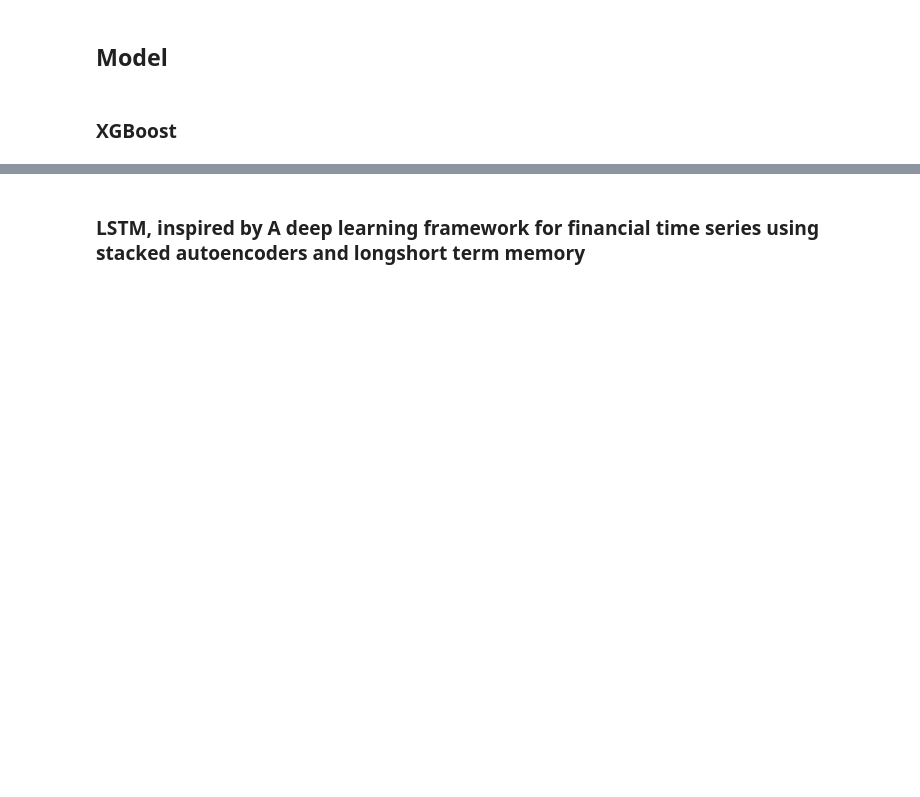
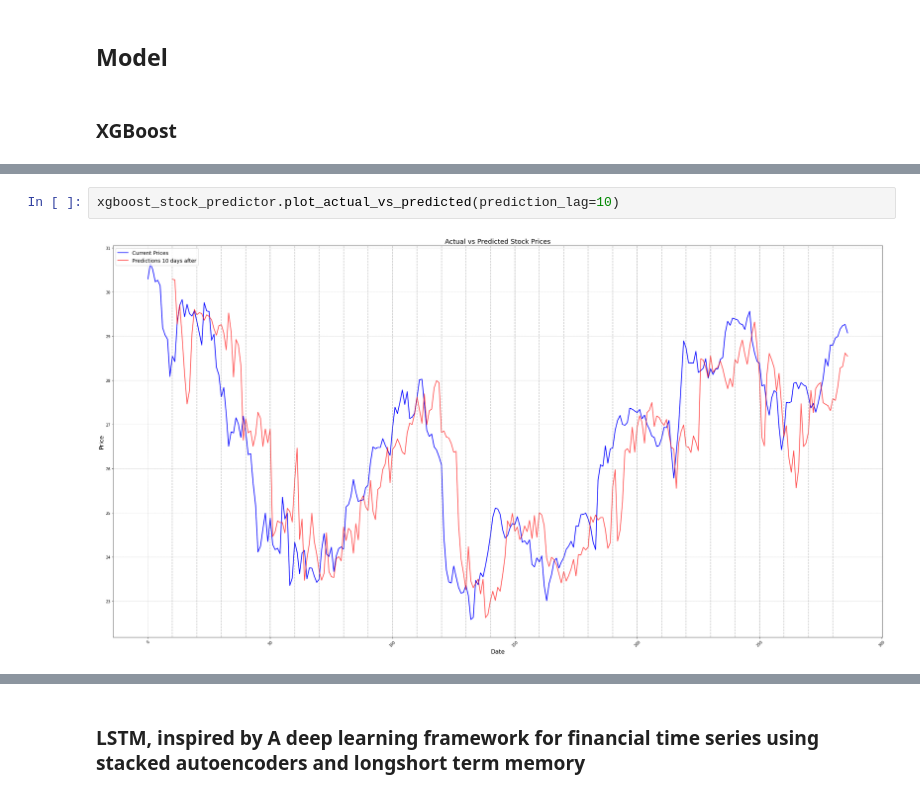
Before and after one commit to howie-zeng/Analyzing-Retail-Sentiment-and-Detecting-Trading-Signals, a Jupyter notebook: Stock_Analysis_Prediction/Stock/model_signal.ipynb, the cells around one changed output, grey strips where cells are left out. Drawn from its saved outputs; the diff is of its cells as text; blank space fills up the shorter version.

```diff
--- a/Stock_Analysis_Prediction/Stock/model_signal.ipynb
+++ b/Stock_Analysis_Prediction/Stock/model_signal.ipynb
@@ -384,0 +111,4 @@ plt.show()
+# %%
+xgboost_stock_predictor.plot_actual_vs_predicted(prediction_lag=10)
+# %% [output]
+[figure, added]
```
Also changed, not shown: parts of 18 cells of this notebook.
